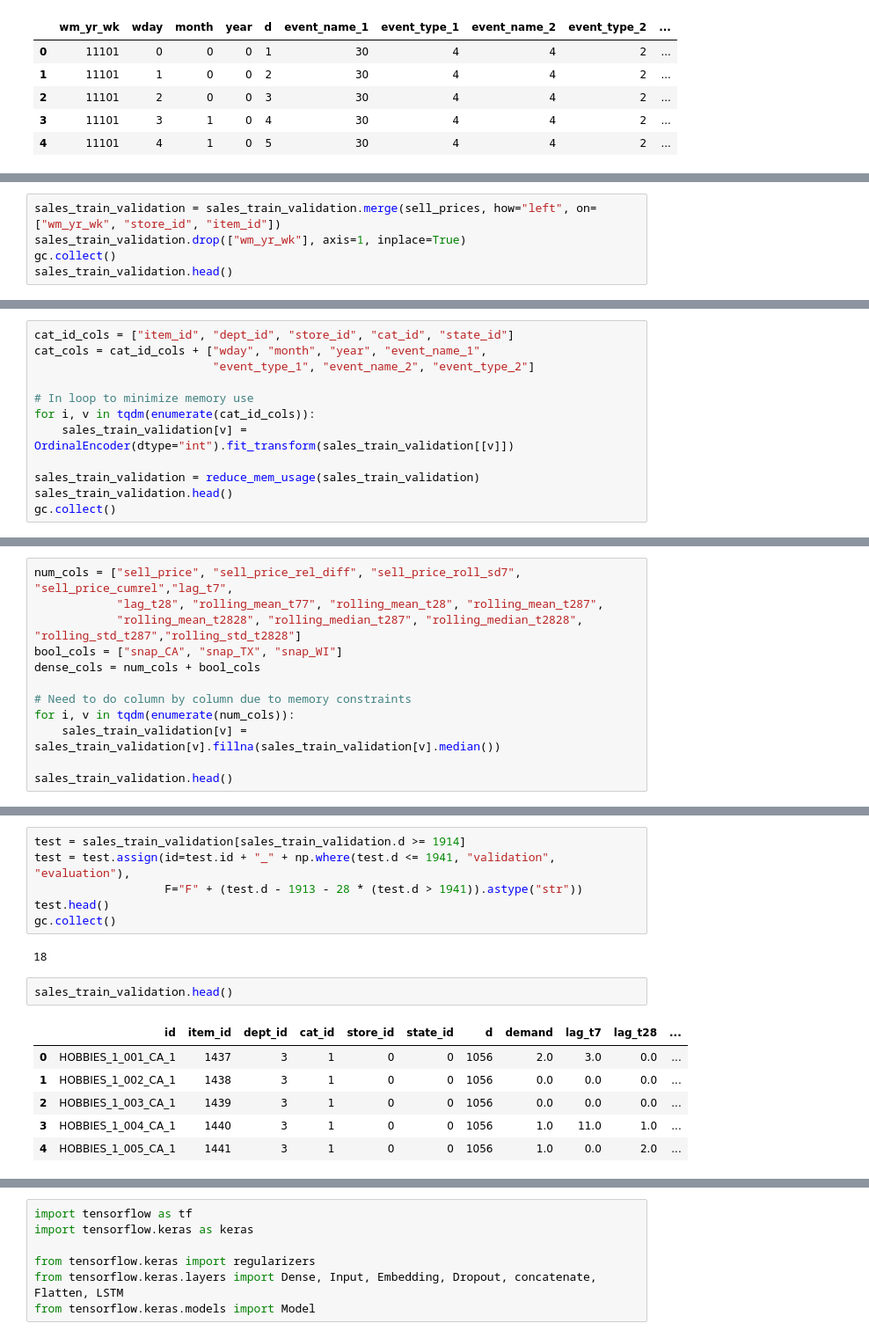
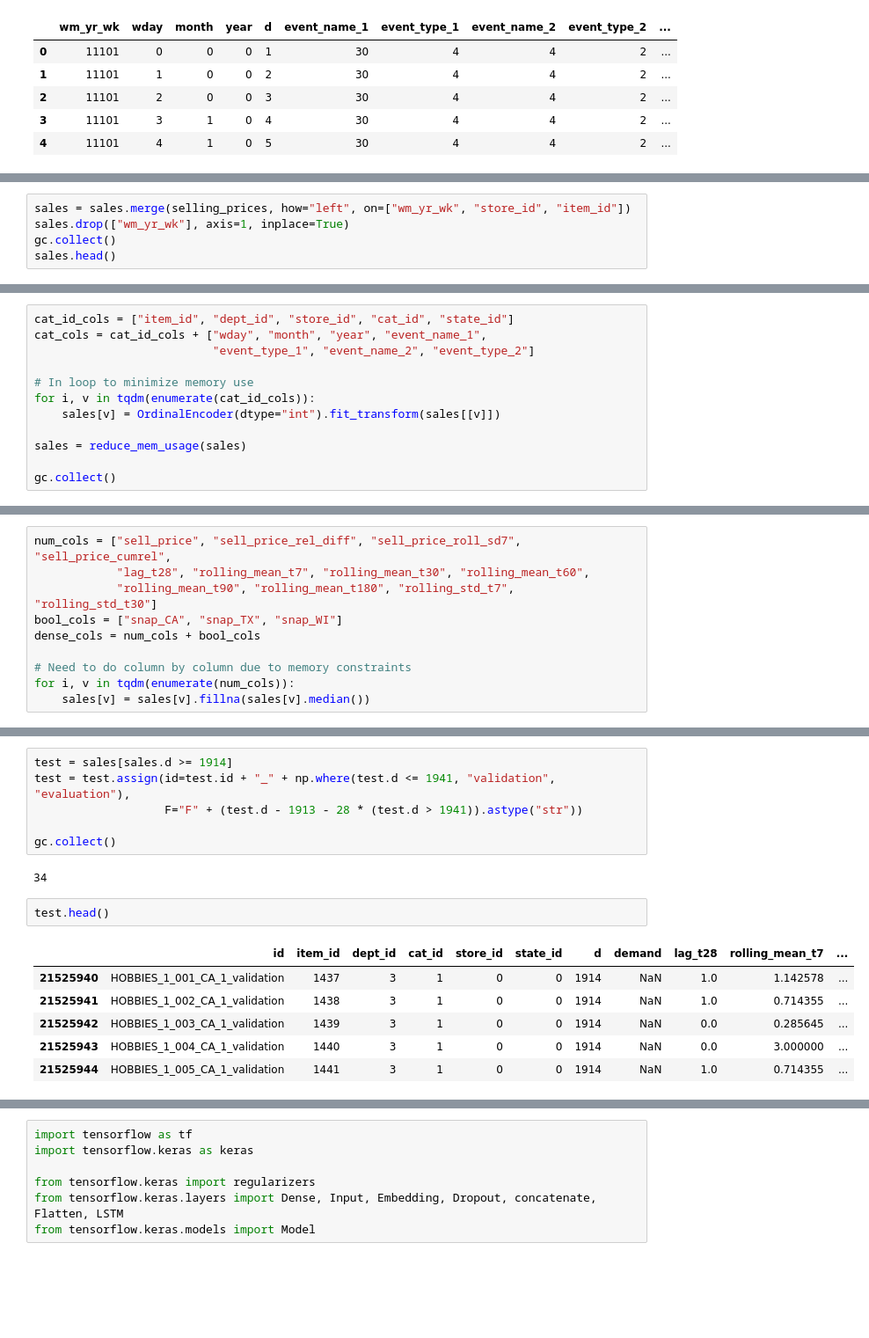
Before and after one commit to ikyath/M5-Forecasting-Accuracy-Kaggle, a Jupyter notebook: M5Forecasting&Accuracy.ipynb, the cells around one changed output, grey strips where cells are left out. Shown: that part at 88% size. Saved outputs shown, nothing was run; the diff lists cells and outputs as text; blank space fills up the shorter version.

```diff
--- a/M5Forecasting&Accuracy.ipynb
+++ b/M5Forecasting&Accuracy.ipynb
@@ -219,6 +243,6 @@ sales_train_validation.head()
 # %%
-sales_train_validation = sales_train_validation.merge(sell_prices, how="left", on=["wm_yr_wk", "store_id", "item_id"])
-sales_train_validation.drop(["wm_yr_wk"], axis=1, inplace=True)
+sales = sales.merge(selling_prices, how="left", on=["wm_yr_wk", "store_id", "item_id"])
+sales.drop(["wm_yr_wk"], axis=1, inplace=True)
 gc.collect()
-sales_train_validation.head()
+sales.head()
 # %% [output]
@@ -255,10 +279,10 @@ cat_cols = cat_id_cols + ["wday", "month", "year", "event_name_1",
 
 # In loop to minimize memory use
 for i, v in tqdm(enumerate(cat_id_cols)):
-    sales_train_validation[v] = OrdinalEncoder(dtype="int").fit_transform(sales_train_validation[[v]])
+    sales[v] = OrdinalEncoder(dtype="int").fit_transform(sales[[v]])
 
-sales_train_validation = reduce_mem_usage(sales_train_validation)
-sales_train_validation.head()
+sales = reduce_mem_usage(sales)
+
 gc.collect()
 # %% [output]
 [interactive output not drawn]
@@ -267,14 +300,12 @@ Mem. usage decreased to 1700.92 Mb (34.7% reduction)
 # %%
-num_cols = ["sell_price", "sell_price_rel_diff", "sell_price_roll_sd7", "sell_price_cumrel","lag_t7",
-            "lag_t28", "rolling_mean_t77", "rolling_mean_t28", "rolling_mean_t287",
-            "rolling_mean_t2828", "rolling_median_t287", "rolling_median_t2828", "rolling_std_t287","rolling_std_t2828"]
+num_cols = ["sell_price", "sell_price_rel_diff", "sell_price_roll_sd7", "sell_price_cumrel",
+            "lag_t28", "rolling_mean_t7", "rolling_mean_t30", "rolling_mean_t60",
+            "rolling_mean_t90", "rolling_mean_t180", "rolling_std_t7", "rolling_std_t30"]
 bool_cols = ["snap_CA", "snap_TX", "snap_WI"]
 dense_cols = num_cols + bool_cols
 
 # Need to do column by column due to memory constraints
 for i, v in tqdm(enumerate(num_cols)):
-    sales_train_validation[v] = sales_train_validation[v].fillna(sales_train_validation[v].median())
-
-sales_train_validation.head()
+    sales[v] = sales[v].fillna(sales[v].median())
 # %% [output]
 [interactive output not drawn]
@@ -287,17 +321,17 @@ sales_train_validation.head()
 # %%
-test = sales_train_validation[sales_train_validation.d >= 1914]
+test = sales[sales.d >= 1914]
 test = test.assign(id=test.id + "_" + np.where(test.d <= 1941, "validation", "evaluation"),
                    F="F" + (test.d - 1913 - 28 * (test.d > 1941)).astype("str"))
-test.head()
+
 gc.collect()
 # %% [output]
-18
+34
 # %%
-sales_train_validation.head()
+test.head()
 # %% [output]
-|  | id | item_id | dept_id | cat_id | store_id | state_id | d | demand | lag_t7 | lag_t28 | ... |
-| 0 | HOBBIES_1_001_CA_1 | 1437 | 3 | 1 | 0 | 0 | 1056 | 2.0 | 3.0 | 0.0 | ... |
-| 1 | HOBBIES_1_002_CA_1 | 1438 | 3 | 1 | 0 | 0 | 1056 | 0.0 | 0.0 | 0.0 | ... |
-| 2 | HOBBIES_1_003_CA_1 | 1439 | 3 | 1 | 0 | 0 | 1056 | 0.0 | 0.0 | 0.0 | ... |
-| 3 | HOBBIES_1_004_CA_1 | 1440 | 3 | 1 | 0 | 0 | 1056 | 1.0 | 11.0 | 1.0 | ... |
-| 4 | HOBBIES_1_005_CA_1 | 1441 | 3 | 1 | 0 | 0 | 1056 | 1.0 | 0.0 | 2.0 | ... |
+|  | id | item_id | dept_id | cat_id | store_id | state_id | d | demand | lag_t28 | rolling_mean_t7 | ... |
+| 21525940 | HOBBIES_1_001_CA_1_validation | 1437 | 3 | 1 | 0 | 0 | 1914 | NaN | 1.0 | 1.142578 | ... |
+| 21525941 | HOBBIES_1_002_CA_1_validation | 1438 | 3 | 1 | 0 | 0 | 1914 | NaN | 1.0 | 0.714355 | ... |
+| 21525942 | HOBBIES_1_003_CA_1_validation | 1439 | 3 | 1 | 0 | 0 | 1914 | NaN | 0.0 | 0.285645 | ... |
+| 21525943 | HOBBIES_1_004_CA_1_validation | 1440 | 3 | 1 | 0 | 0 | 1914 | NaN | 0.0 | 3.000000 | ... |
+| 21525944 | HOBBIES_1_005_CA_1_validation | 1441 | 3 | 1 | 0 | 0 | 1914 | NaN | 1.0 | 0.714355 | ... |
```
Also changed, not shown: parts of 31 cells of this notebook.
